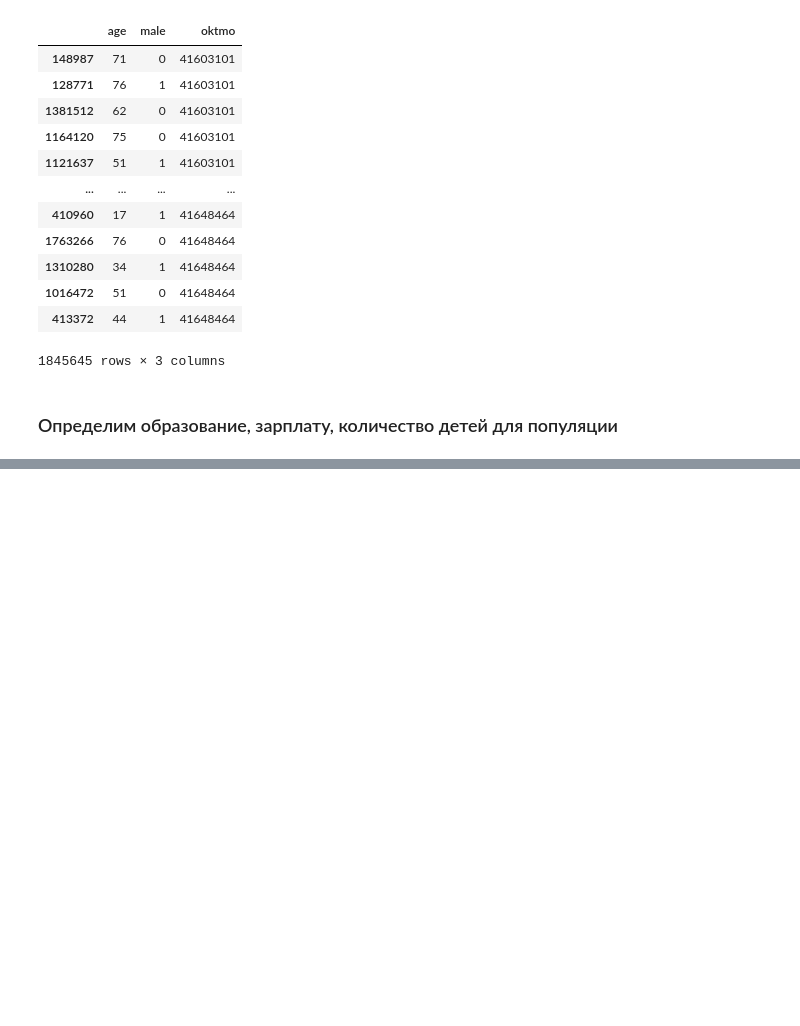
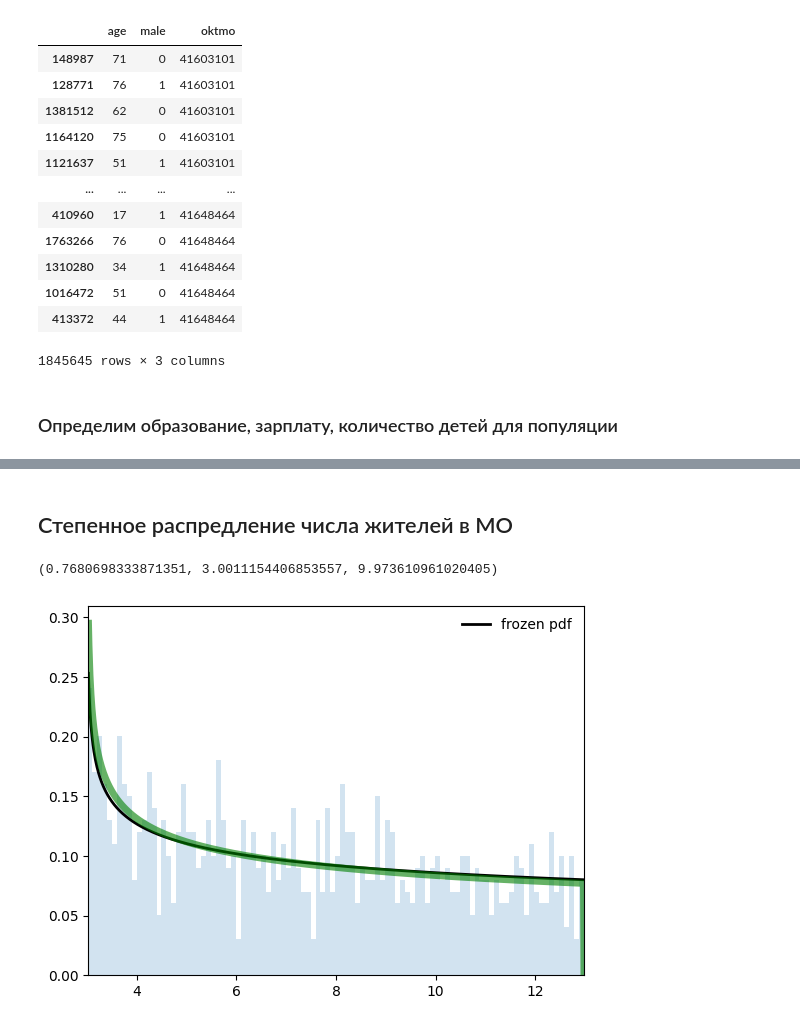
Before and after one commit to SergeyPishchulov/populations, a Jupyter notebook: empty_page/data_preparation.ipynb, the cells around one changed output, grey strips where cells are left out. Drawn from its saved outputs; the diff is of its cells as text; code cells hidden in the pictures; blank space fills up the shorter version.

Commit message:
power laws

```diff
--- a/empty_page/data_preparation.ipynb
+++ b/empty_page/data_preparation.ipynb
@@ -529,0 +605,41 @@ mun_unit_population["children"] = children_regressor.predict(mun_unit_population
+# %% [markdown]
+## Степенное распредление числа жителей в МО
+# %%
+import numpy as np
+from scipy.stats import powerlaw
+from scipy.optimize import minimize
+import matplotlib.pyplot as plt
+
+a = 0.8
+loc = 3
+scale = 10
+bins = 100
+# %%
+def example_fit():
+    fig, ax = plt.subplots(1, 1)
+        np.linspace(powerlaw.ppf(0.01, a, loc=loc, scale=scale),
+                    powerlaw.ppf(0.999, a, loc=loc, scale=scale), 1000)
+        .plot(x, powerlaw.pdf(x, a),
+            'r-', lw=5, alpha=0.6, label='powerlaw pdf')
+        powerlaw(a, loc=loc, scale=scale)
+    ax.plot(x, rv.pdf(x), 'k-', lw=2, label='frozen pdf')
+        powerlaw.rvs(a, loc =loc, scale=scale, size=1000)
+        ist(r, density=True, bins=bins, histtype='stepfilled', alpha=0.2)
+    ax.set_xlim([x[0], x[-1]])
+        egend(loc='best', frameon=False)
+    params = powerlaw.fit(r, method="MLE",)
+        t, loc_fit, scale_fit = params
+        t = powerlaw(a_fit, loc_fit, scale_fit).pdf(x)
+        lot(x, y_fit,
+            'r-', lw=5, alpha=0.6, label='powerlaw pdf', color="green")
+
+        t(params)
+        show()
+
+
+
+
+example_fit()
+# %% [output]
+(0.7680698333871351, 3.0011154406853557, 9.973610961020405)
+[figure, added]
```
Also changed, not shown: parts of 22 cells of this notebook.
